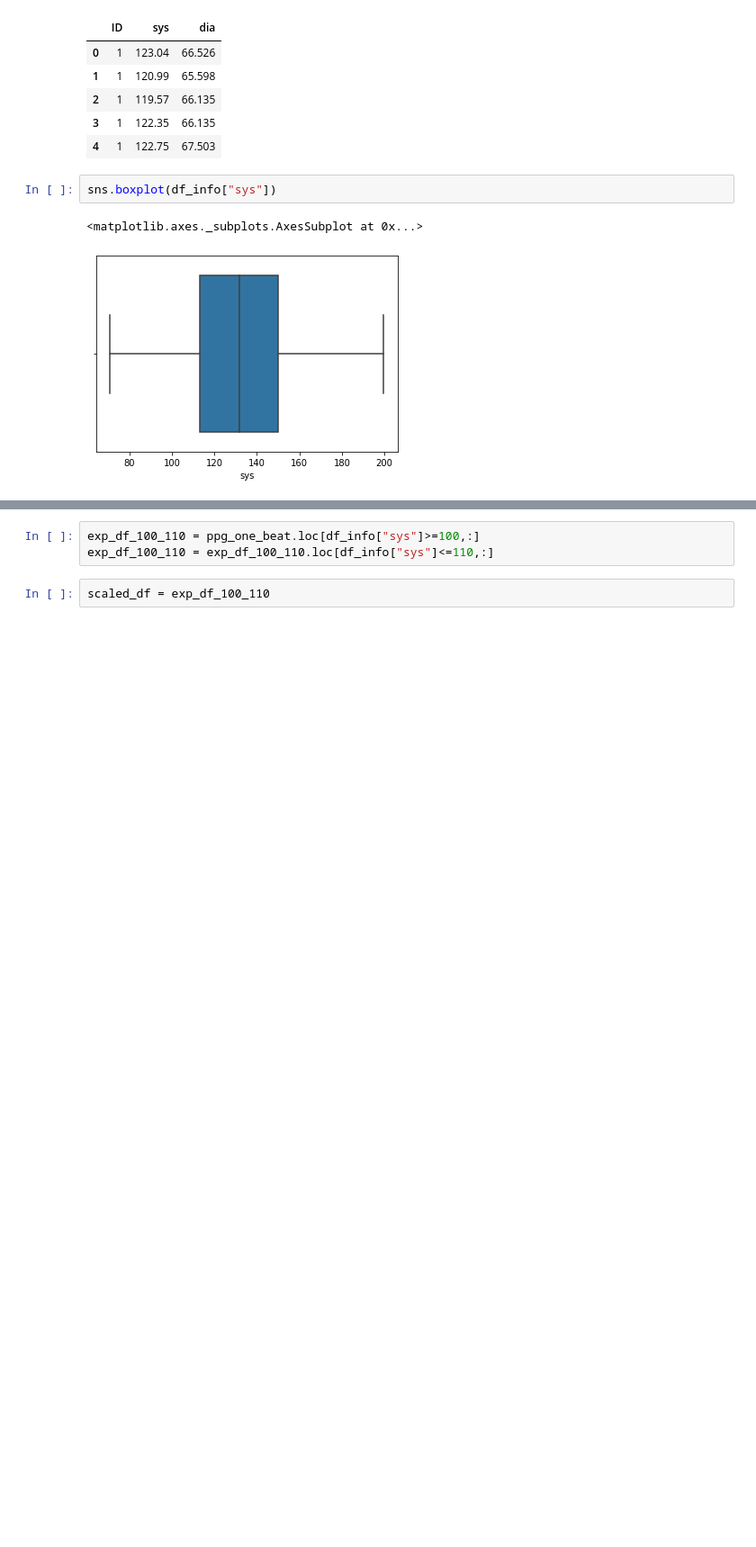
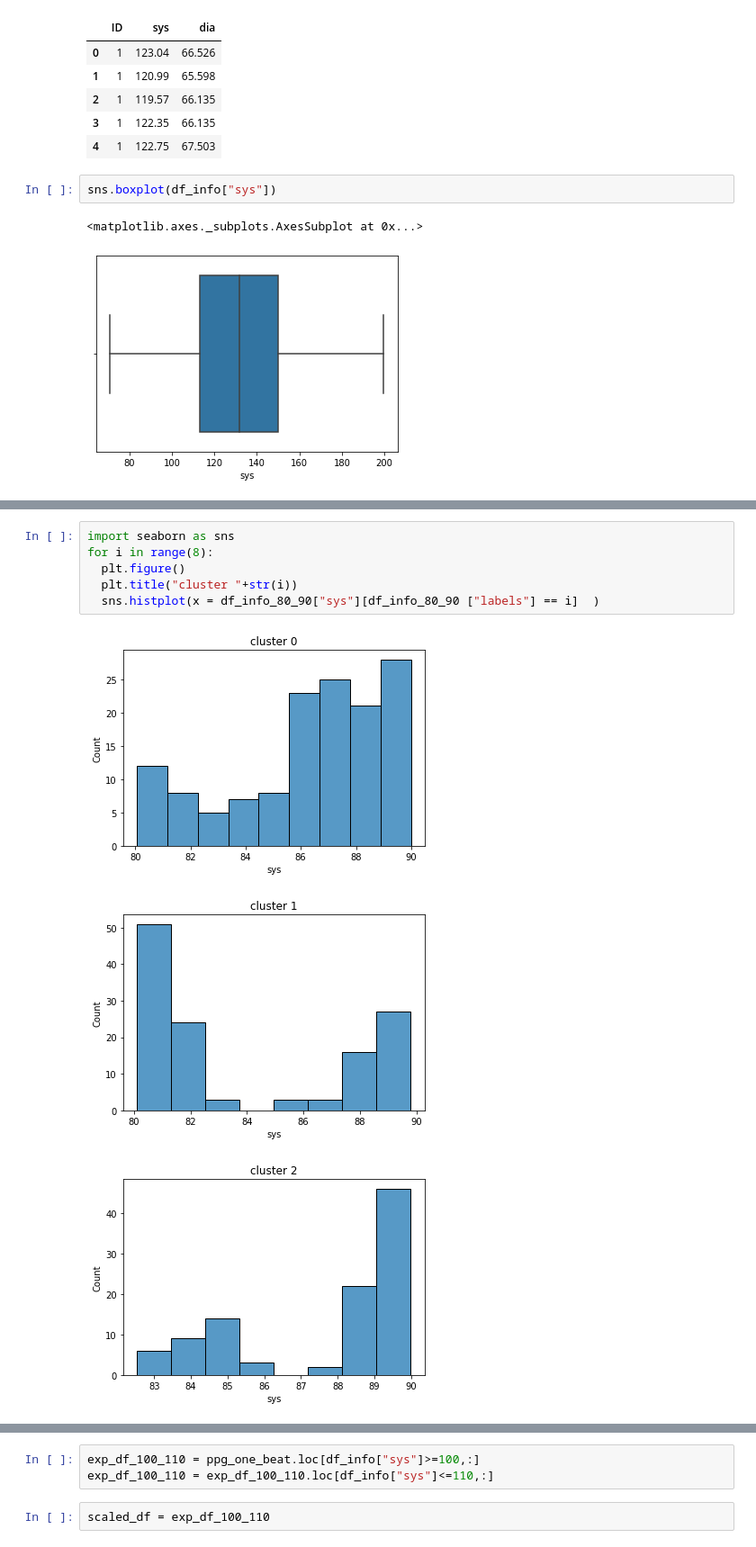
Before and after one commit to Khaled-Mohammed-Abdelgaber/PPG_Clustering, a Jupyter notebook: revese_approach.ipynb, the cells around one changed output, grey strips where cells are left out. Shown: that part at 90% size. Saved outputs shown, nothing was run; the diff lists cells and outputs as text; blank space fills up the shorter version.

```diff
--- a/revese_approach.ipynb
+++ b/revese_approach.ipynb
@@ -205,0 +208,10 @@ sns.boxplot(x = "labels",y="dia",data = df_info_80_100)
+# %%
+import seaborn as sns
+for i in range(8):
+  plt.figure()
+  plt.title("cluster "+str(i))
+  sns.histplot(x = df_info_80_90["sys"][df_info_80_90 ["labels"] == i]  )
+# %% [output]
+[figure, added]
+[figure, added]
+[figure, added]
```
Also changed, not shown: parts of 16 cells of this notebook.
